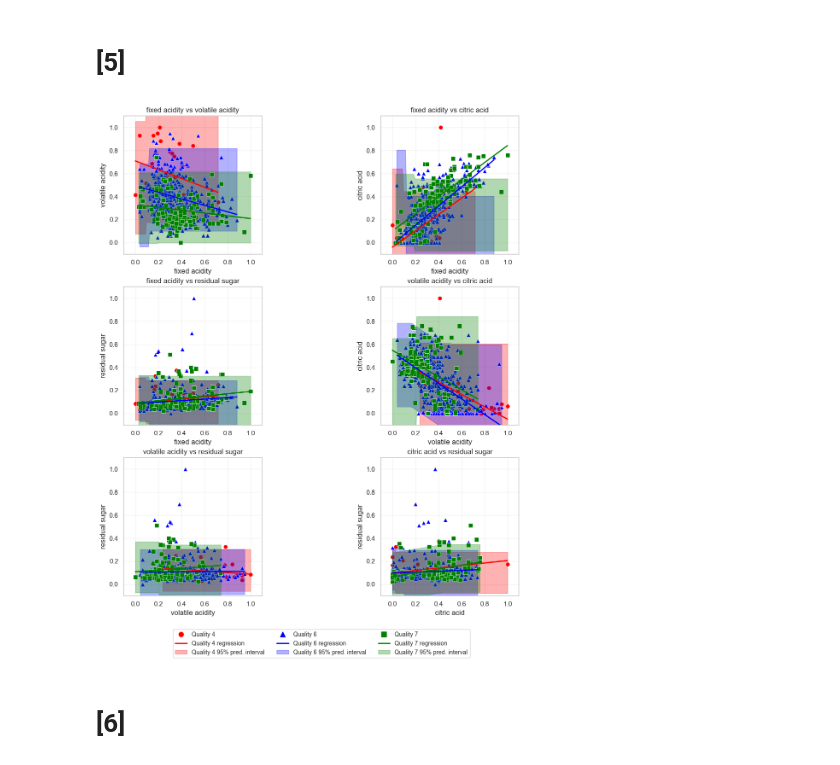
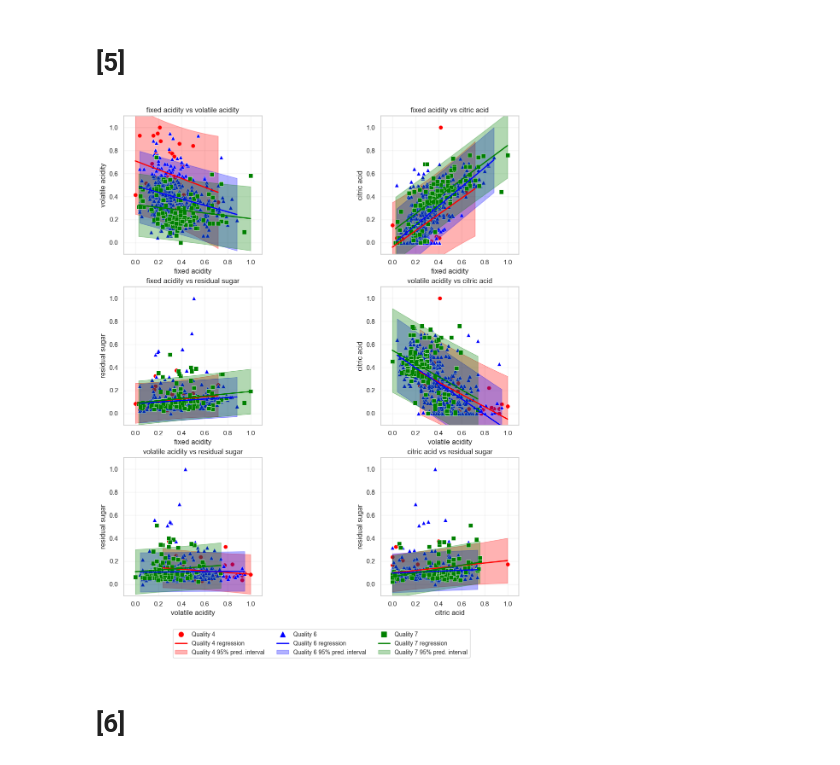
Before and after one commit to MikeV182/statistical-decision-theory, a Jupyter notebook: main.ipynb, the cells around one changed output. Drawn from its saved outputs; the diff is of its cells as text; code cells hidden in the pictures.

Commit message:
fixed 95% predictive intervals

```diff
--- a/main.ipynb
+++ b/main.ipynb
@@ -259,6 +259,7 @@ import seaborn as sns
 import itertools
 import numpy as np
 from sklearn.linear_model import LinearRegression
+from scipy import stats
 
 %matplotlib inline
 
@@ -303,24 +304,24 @@ def add_regression_line(ax, x_data, y_data, color, label, alpha=0.3, show_regres
     residuals = y - y_pred
     mse = np.mean(residuals**2)
 
-    # Стандартная ошибка предсказания
+    # Статистические параметры
     n = len(y)
-    X_design = np.column_stack([np.ones(n), x])  # Дизайн-матрица для линейной регрессии
-    H = X_design @ np.linalg.inv(X_design.T @ X_design) @ X_design.T  # Матрица "шляпы"
-    se_pred = np.sqrt(mse * (1 + np.diag(H)))
+    k = 1  # количество предикторов (только X)
+    df = n - k - 1  # степени свободы
+
+    # Стандартная ошибка для предсказательных интервалов
+    X_design = np.column_stack([np.ones(n), x])  # Дизайн-матрица
+    XTX_inv = np.linalg.inv(X_design.T @ X_design)
+    X_line_design = np.column_stack([np.ones(len(x_line)), x_line.flatten()])
+    se_pred = np.sqrt(mse * (1 + np.diag(X_line_design @ XTX_inv @ X_line_design.T)))
 
     # 95% предсказательные интервалы
-    t_critical = 2.262  # приблизительно для t-распределения при df≈30
-    y_lower = y_pred - t_critical * se_pred
-    y_upper = y_pred + t_critical * se_pred
+    t_critical = stats.t.ppf(0.975, df)  # 97.5% квантиль для двухстороннего интервала
+    y_lower = y_line.flatten() - t_critical * se_pred
+    y_upper = y_line.flatten() + t_critical * se_pred
 
-    # Интерполяция интервалов для отображения на линии
-    x_line_flat = x_line.flatten()
-    y_lower_line = np.interp(x_line_flat, x, y_lower)
-    y_upper_line = np.interp(x_line_flat, x, y_upper)
-
-    line_handle, = ax.plot(x_line_flat, y_line, color=color, linewidth=2, label=None)
-    interval_handle = ax.fill_between(x_line_flat, y_lower_line, y_upper_line, color=color, alpha=alpha, label=None)
+    line_handle, = ax.plot(x_line.flatten(), y_line, color=color, linewidth=2, label=None)
+    interval_handle = ax.fill_between(x_line.flatten(), y_lower, y_upper, color=color, alpha=alpha, label=None)
 
     return line_handle, interval_handle
 
@@ -353,34 +354,34 @@ axes = axes.flatten()
 for i, (x_feature, y_feature) in enumerate(pairs):
     ax = axes[i]
 
     # Построение точек для каждого класса
     for quality in sorted(class_styles.keys()):
         subset = df_norm[df_norm['quality'] == quality]
         if len(subset) > 0:
             style = class_styles[quality]
             sns.scatterplot(data=subset, x=x_feature, y=y_feature,
                             color=style['color'], marker=style['marker'],
                             label='_nolegend_', s=50, ax=ax)
 
             add_regression_line(ax, subset[x_feature], subset[y_feature],
                               style['color'], style['label'])
 
     ax.set_aspect('equal')  # Квадратное соотношение сторон
     ax.set_xlim(-0.1, 1.1)  # Унифицированный масштаб
     ax.set_ylim(-0.1, 1.1)
     ax.set_title(f'{x_feature} vs {y_feature}')
     ax.grid(True, alpha=0.3)
 
 # Удаление пустых subplot'ов
 for j in range(len(pairs), len(axes)):
     fig.delaxes(axes[j])
 
 handles, labels = create_legend_handles()
 fig.legend(handles, labels, loc='center', bbox_to_anchor=(0.5, -0.05),
            ncol=3, fontsize='small')
 plt.show()
 # %% [output]
-[figure, old version]
+[figure, new version]
 # %% [markdown]
 # [6]
 # %%
```
